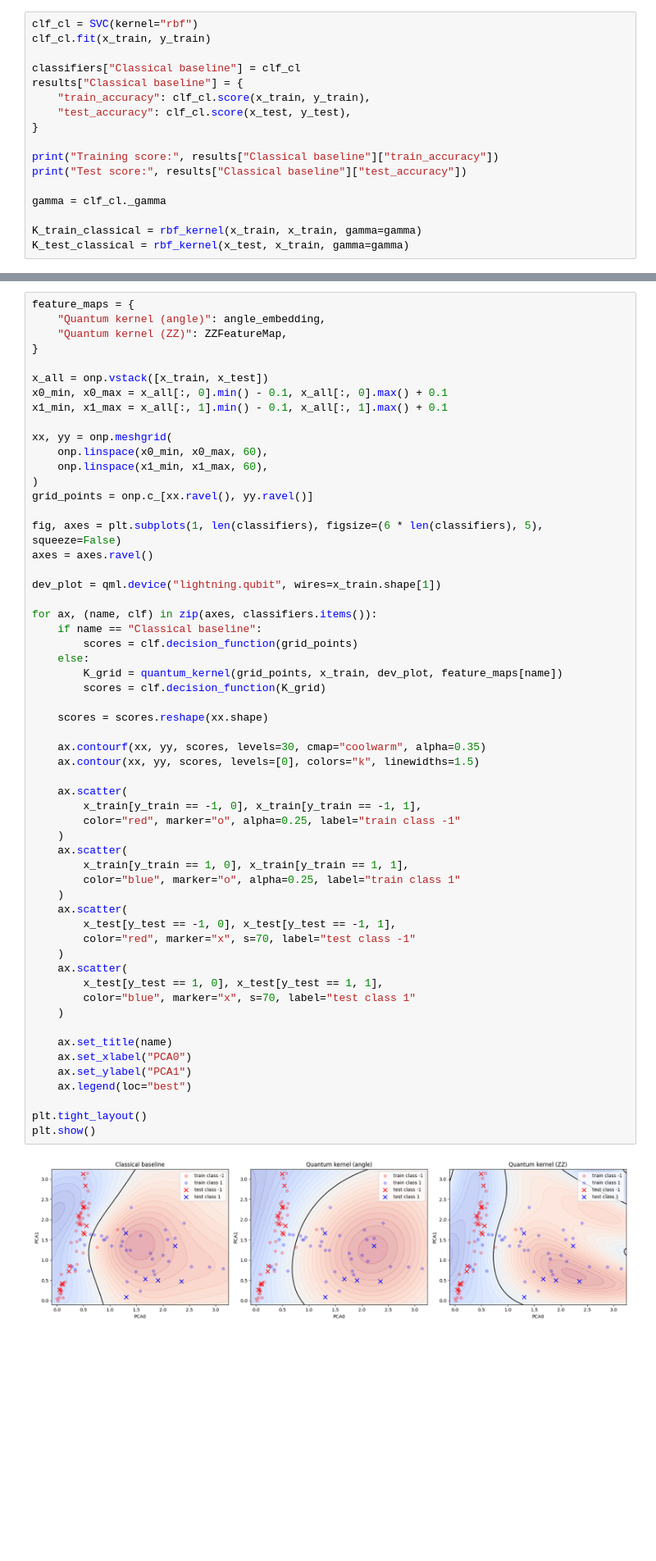
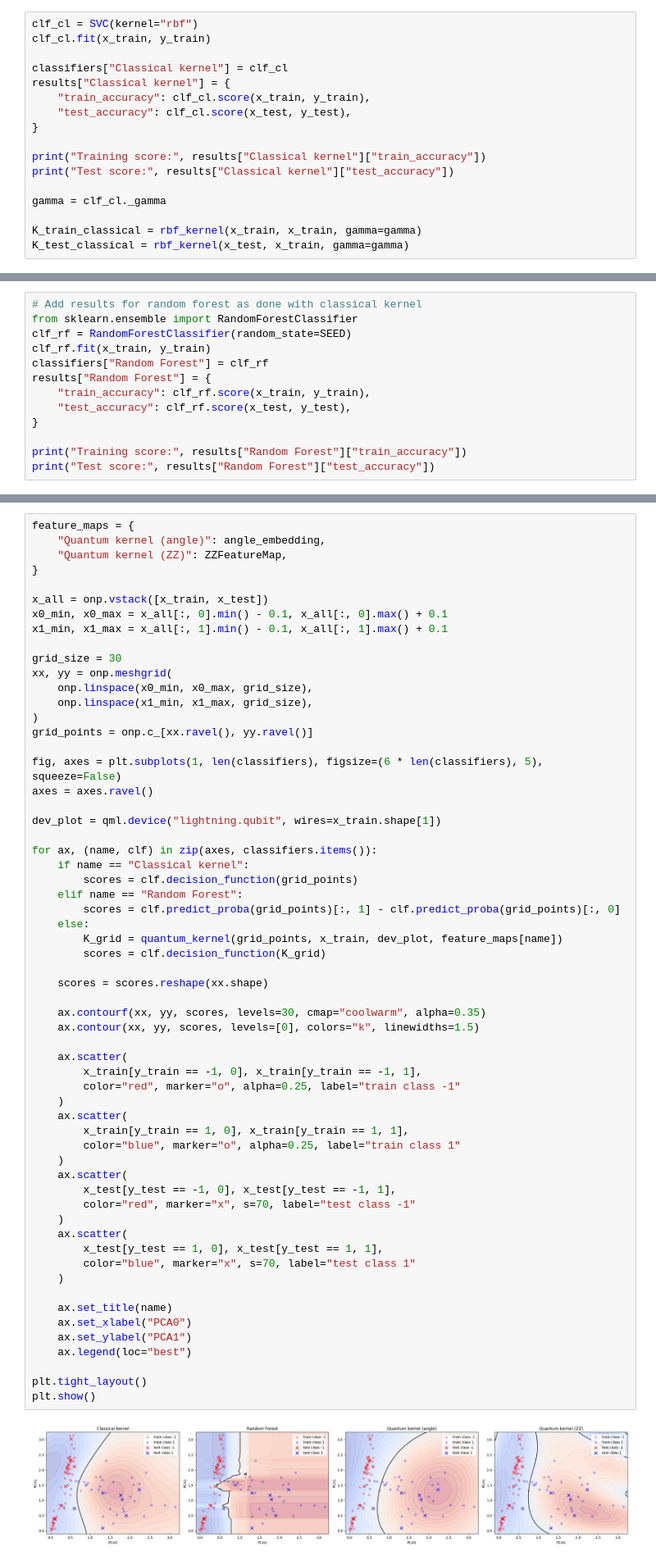
Before and after one commit to delilbasic/hdcrs-school-2026, a Jupyter notebook: Hands-on Session 3 - Quantum Kernels for Earth Observation.ipynb, the cells around one changed output, grey strips where cells are left out. Shown at 82% size. Saved outputs shown, nothing was run; the diff lists cells and outputs as text; blank space fills up the shorter version.

Commit message:
Added random forest

```diff
--- a/Hands-on Session 3 - Quantum Kernels for Earth Observation.ipynb
+++ b/Hands-on Session 3 - Quantum Kernels for Earth Observation.ipynb
@@ -220,14 +222,14 @@ results = {}
 clf_cl = SVC(kernel="rbf")
 clf_cl.fit(x_train, y_train)
 
-classifiers["Classical baseline"] = clf_cl
-results["Classical baseline"] = {
+classifiers["Classical kernel"] = clf_cl
+results["Classical kernel"] = {
     "train_accuracy": clf_cl.score(x_train, y_train),
     "test_accuracy": clf_cl.score(x_test, y_test),
 }
 
-print("Training score:", results["Classical baseline"]["train_accuracy"])
-print("Test score:", results["Classical baseline"]["test_accuracy"])
+print("Training score:", results["Classical kernel"]["train_accuracy"])
+print("Test score:", results["Classical kernel"]["test_accuracy"])
 
 gamma = clf_cl._gamma
 
@@ -238,0 +243,13 @@ Test score: 1.0
+# %%
+# Add results for random forest as done with classical kernel
+from sklearn.ensemble import RandomForestClassifier
+clf_rf = RandomForestClassifier(random_state=SEED)
+clf_rf.fit(x_train, y_train)
+classifiers["Random Forest"] = clf_rf
+results["Random Forest"] = {
+    "train_accuracy": clf_rf.score(x_train, y_train),
+    "test_accuracy": clf_rf.score(x_test, y_test),
+}
+
+print("Training score:", results["Random Forest"]["train_accuracy"])
+print("Test score:", results["Random Forest"]["test_accuracy"])
@@ -321,9 +343,10 @@ x_all = onp.vstack([x_train, x_test])
 x0_min, x0_max = x_all[:, 0].min() - 0.1, x_all[:, 0].max() + 0.1
 x1_min, x1_max = x_all[:, 1].min() - 0.1, x_all[:, 1].max() + 0.1
 
+grid_size = 30
 xx, yy = onp.meshgrid(
-    onp.linspace(x0_min, x0_max, 60),
-    onp.linspace(x1_min, x1_max, 60),
+    onp.linspace(x0_min, x0_max, grid_size),
+    onp.linspace(x1_min, x1_max, grid_size),
 )
 grid_points = onp.c_[xx.ravel(), yy.ravel()]
 
@@ -333,8 +356,10 @@ axes = axes.ravel()
 dev_plot = qml.device("lightning.qubit", wires=x_train.shape[1])
 
 for ax, (name, clf) in zip(axes, classifiers.items()):
-    if name == "Classical baseline":
+    if name == "Classical kernel":
         scores = clf.decision_function(grid_points)
+    elif name == "Random Forest":
+        scores = clf.predict_proba(grid_points)[:, 1] - clf.predict_proba(grid_points)[:, 0]
     else:
         K_grid = quantum_kernel(grid_points, x_train, dev_plot, feature_maps[name])
         scores = clf.decision_function(K_grid)
@@ -342,32 +367,32 @@ for ax, (name, clf) in zip(axes, classifiers.items()):
     scores = scores.reshape(xx.shape)
 
     ax.contourf(xx, yy, scores, levels=30, cmap="coolwarm", alpha=0.35)
     ax.contour(xx, yy, scores, levels=[0], colors="k", linewidths=1.5)
 
     ax.scatter(
         x_train[y_train == -1, 0], x_train[y_train == -1, 1],
         color="red", marker="o", alpha=0.25, label="train class -1"
     )
     ax.scatter(
         x_train[y_train == 1, 0], x_train[y_train == 1, 1],
         color="blue", marker="o", alpha=0.25, label="train class 1"
     )
     ax.scatter(
         x_test[y_test == -1, 0], x_test[y_test == -1, 1],
         color="red", marker="x", s=70, label="test class -1"
     )
     ax.scatter(
         x_test[y_test == 1, 0], x_test[y_test == 1, 1],
         color="blue", marker="x", s=70, label="test class 1"
     )
 
     ax.set_title(name)
     ax.set_xlabel("PCA0")
     ax.set_ylabel("PCA1")
     ax.legend(loc="best")
 
 plt.tight_layout()
 plt.show()
 # %% [output]
-[figure, old version]
+[figure, new version]
 # %% [markdown]
```
Also changed, not shown: parts of 20 cells of this notebook.
